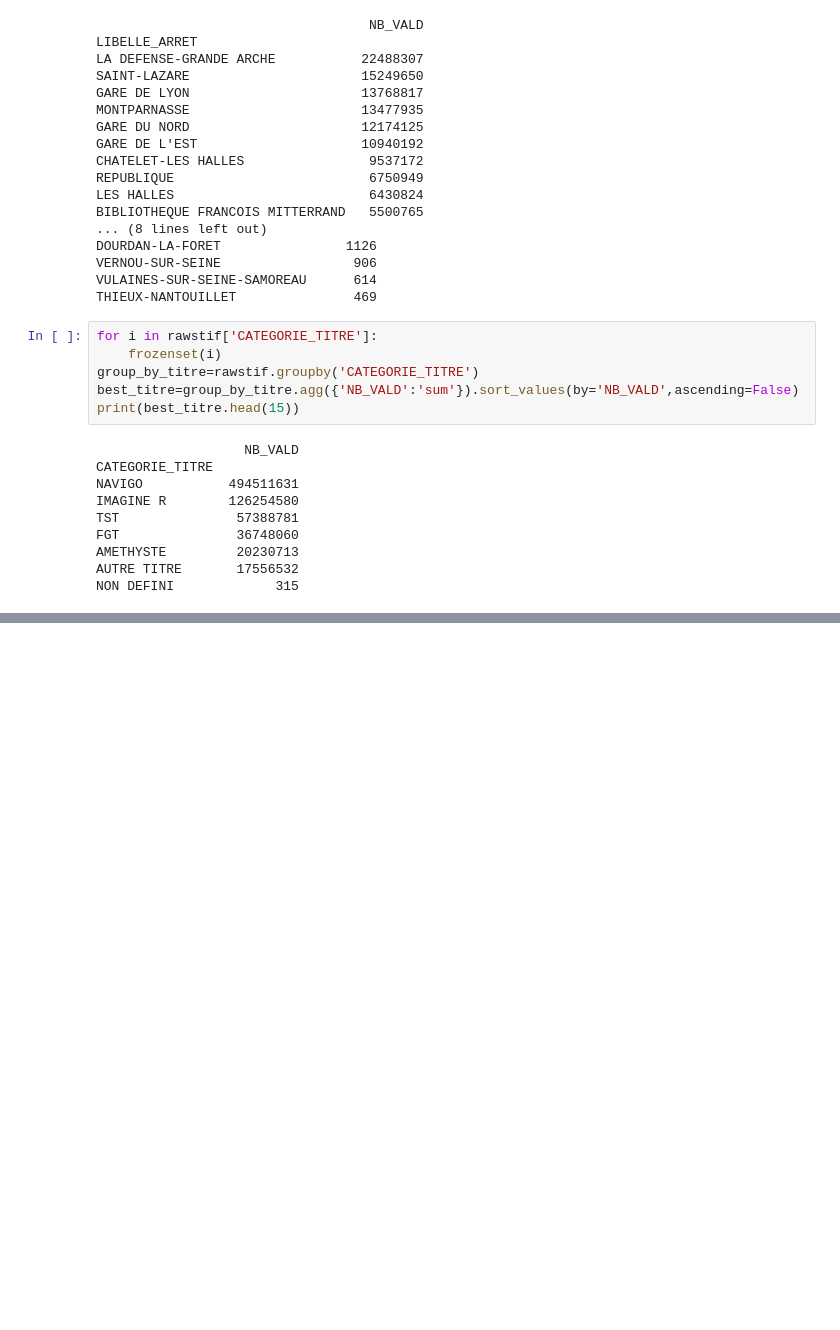
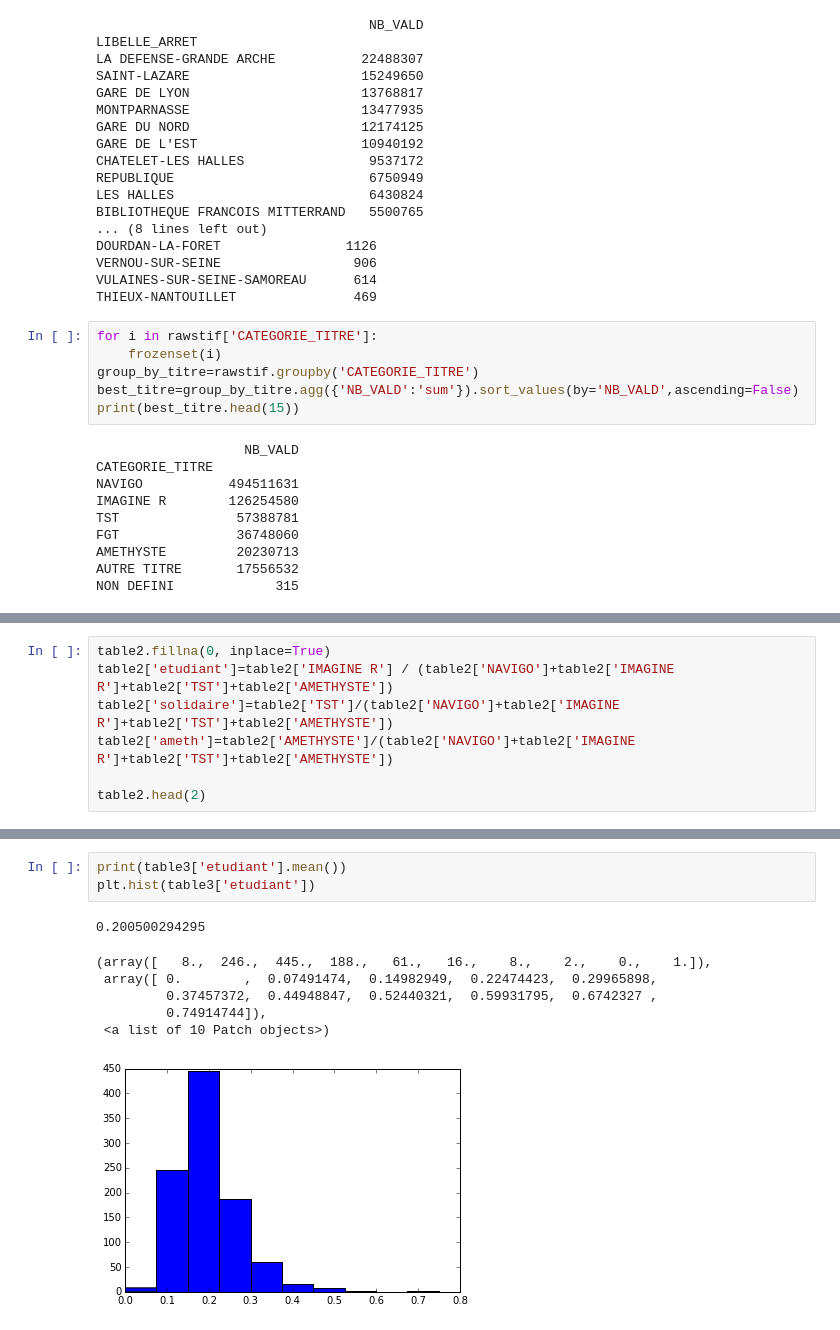
Before and after one commit to Transid/Arrets_IDF, a Jupyter notebook: Validations.ipynb, the cells around one changed output, grey strips where cells are left out. Saved outputs shown, nothing was run; the diff lists cells and outputs as text; blank space fills up the shorter version.

```diff
--- a/Validations.ipynb
+++ b/Validations.ipynb
@@ -125,0 +129,7 @@ CHATELET-LES HALLES                       145091    1680872   6309665   608811
+# %%
+table2.fillna(0, inplace=True)
+table2['etudiant']=table2['IMAGINE R'] / (table2['NAVIGO']+table2['IMAGINE R']+table2['TST']+table2['AMETHYSTE'])
+table2['solidaire']=table2['TST']/(table2['NAVIGO']+table2['IMAGINE R']+table2['TST']+table2['AMETHYSTE'])
+table2['ameth']=table2['AMETHYSTE']/(table2['NAVIGO']+table2['IMAGINE R']+table2['TST']+table2['AMETHYSTE'])
+
+table2.head(2)
@@ -125,0 +197,11 @@ CHATELET-LES HALLES                       145091    1680872   6309665   608811
+# %%
+print(table3['etudiant'].mean())
+plt.hist(table3['etudiant'])
+# %% [output]
+0.200500294295
+(array([   8.,  246.,  445.,  188.,   61.,   16.,    8.,    2.,    0.,    1.]),
+ array([ 0.        ,  0.07491474,  0.14982949,  0.22474423,  0.29965898,
+         0.37457372,  0.44948847,  0.52440321,  0.59931795,  0.6742327 ,
+         0.74914744]),
+ <a list of 10 Patch objects>)
+[figure, added]
```
Also changed, not shown: parts of 27 cells of this notebook, 5 other files.
